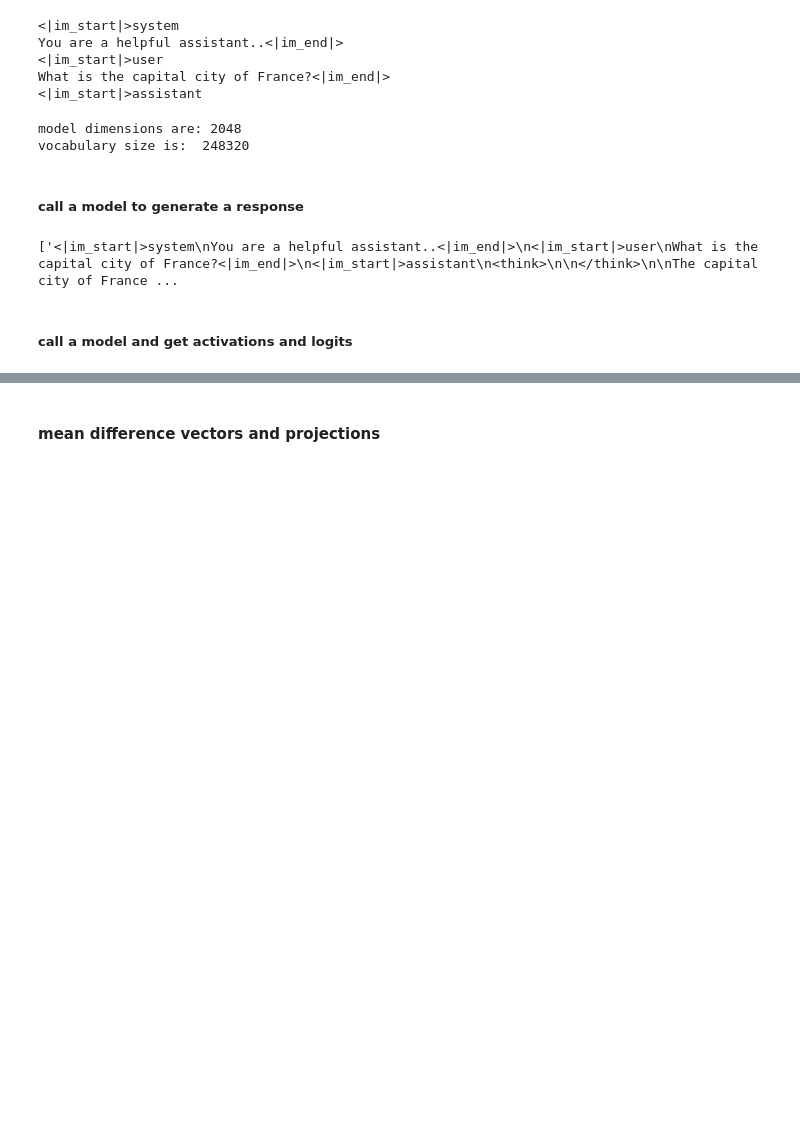
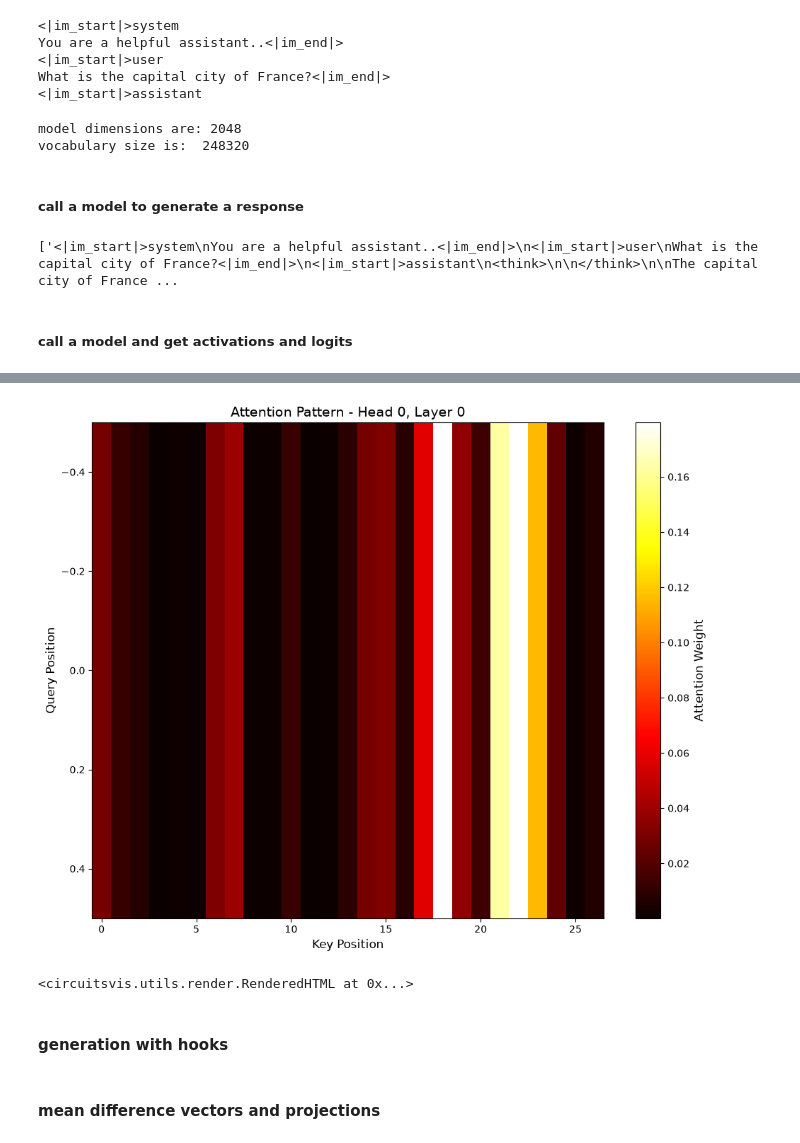
Before and after one commit to relcoglab/interp-toolkit, a Jupyter notebook: toolkit_demo.ipynb, the cells around one changed output, grey strips where cells are left out. Cells and saved outputs as stored; diff of their text form; code cells hidden in the pictures; blank space fills up the shorter version.

```diff
--- a/toolkit_demo.ipynb
+++ b/toolkit_demo.ipynb
@@ -122,0 +169,6 @@ activations, logits= interp_toolkit.get_activations(model, this_prompt, layer=0,
+# %%
+hook_name = "attn.hook_pattern"
+activations, logits= interp_toolkit.get_activations(model, this_prompt,
+                                                     token_pos  = -1,
+                                                     hook_type_filter=hook_name,
+                                                     stop_at_layer = 4)
@@ -122,0 +184,3 @@ activations, logits= interp_toolkit.get_activations(model, this_prompt, layer=0,
+# %%
+#from neel's notebook: another way to index from activation cache with shorthands. this is cool, need to understand it a bit better
+attention_pattern=activations["pattern",3,"attn"]
@@ -122,0 +209,24 @@ activations, logits= interp_toolkit.get_activations(model, this_prompt, layer=0,
+# %%
+import matplotlib.pyplot as plt
+
+attention_data = attention_pattern[0, 0].detach().float().cpu().numpy()
+
+fig, ax = plt.subplots(figsize=(10, 8))
+im = ax.imshow(attention_data, cmap='hot', aspect='auto')
+ax.set_xlabel('Key Position', fontsize=12)
+ax.set_ylabel('Query Position', fontsize=12)
+ax.set_title('Attention Pattern - Head 0, Layer 0', fontsize=14)
+cbar = plt.colorbar(im, ax=ax)
+cbar.set_label('Attention Weight', fontsize=12)
+plt.tight_layout()
+plt.show()
+# %% [output]
+[figure, added]
+# %%
+cv.attention.attention_heads(tokens=tokens, attention=attention_pattern)
+from IPython.display import display
+display(cv.attention.attention_heads(tokens=tokens, attention=attention_pattern))
+# %% [output]
+<circuitsvis.utils.render.RenderedHTML at 0x...>
+# %% [markdown]
+#### generation with hooks
```
Also changed, not shown: parts of 22 cells of this notebook, 1 other file.
